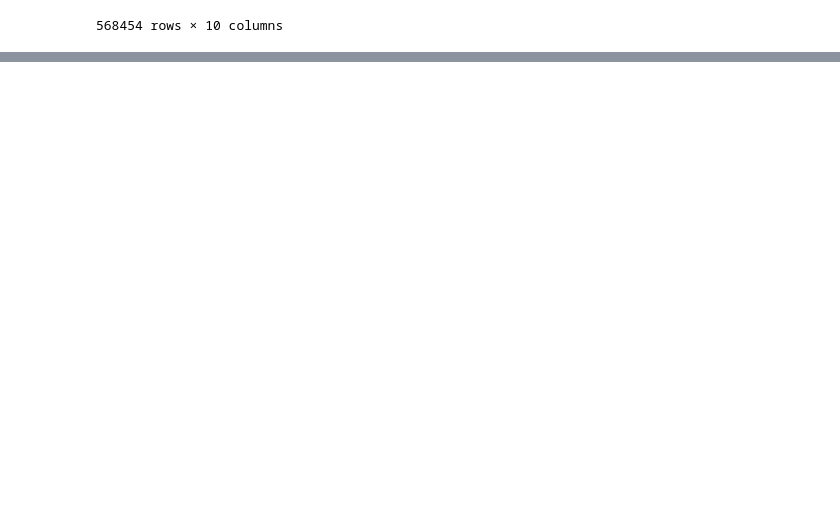
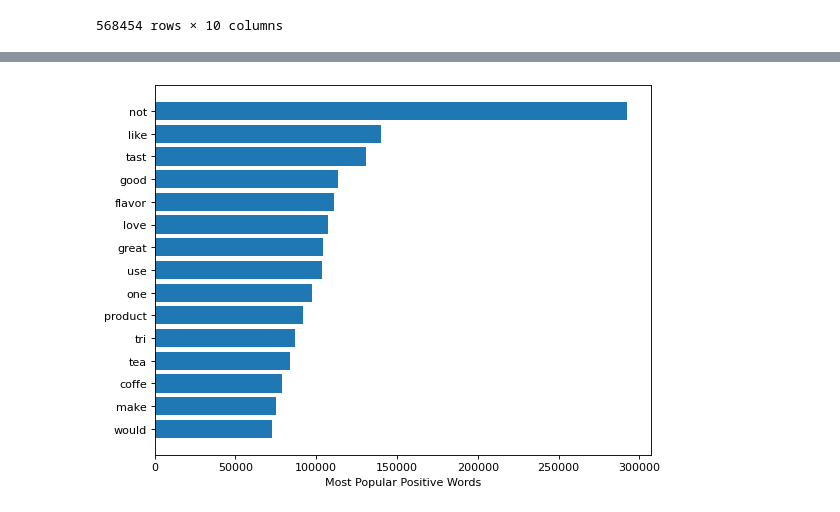
Before and after one commit to SophiaBouchama/review-analysis-teamc, a Jupyter notebook: code/preprocessing.ipynb, the cells around one changed output, grey strips where cells are left out. Cells and saved outputs as stored; diff of their text form; code cells hidden in the pictures; blank space fills up the shorter version.

```diff
--- a/code/preprocessing.ipynb
+++ b/code/preprocessing.ipynb
@@ -42,0 +84,3 @@ max         5.000000  1.351210e+09
+# %%
+reviews = reviews.drop_duplicates(subset={"UserId","ProfileName","Time","Text"}, keep='first', inplace=False)
+print("The shape of the data matrix after deduplication, Stage 1: {}".format(reviews.shape))
@@ -74,0 +266,10 @@ reviews['Usefulness']  = usefulness
+# %%
+from collections import Counter
+print("No. of positive words:",len(all_positive_words))
+print("No. of negative words:",len(all_negative_words))
+# print("Sample postive words",all_positive_words[:9])
+# print("Sample negative words",all_negative_words[:9])
+positive = Counter(all_positive_words)
+print("\nMost Common postive words",positive.most_common(10))
+negative = Counter(all_negative_words)
+print("\nMost Common negative words",negative.most_common(10))
@@ -74,0 +283,16 @@ reviews['Usefulness']  = usefulness
+# %%
+from matplotlib.pyplot import figure
+figure(num=None, figsize=(8, 6), dpi=80, facecolor='w', edgecolor='k')
+pos_words = positive.most_common(15)
+pos_words.sort(key=lambda x: x[1], reverse=False)
+words=[]
+times=[]
+for w,t in pos_words:
+    words.append(w)
+    times.append(t)
+plt.barh(range(len(words)),times)
+plt.yticks(range(len(words)),words)
+plt.xlabel('Most Popular Positive Words')
+plt.show()
+# %% [output]
+[figure, added]
```
Also changed, not shown: parts of 25 cells of this notebook.
